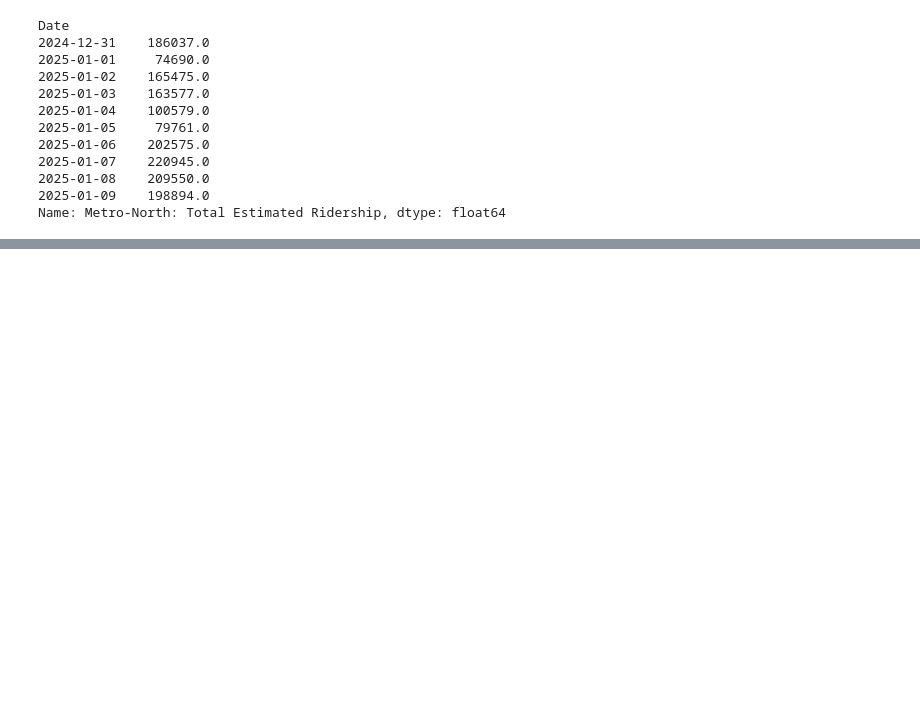
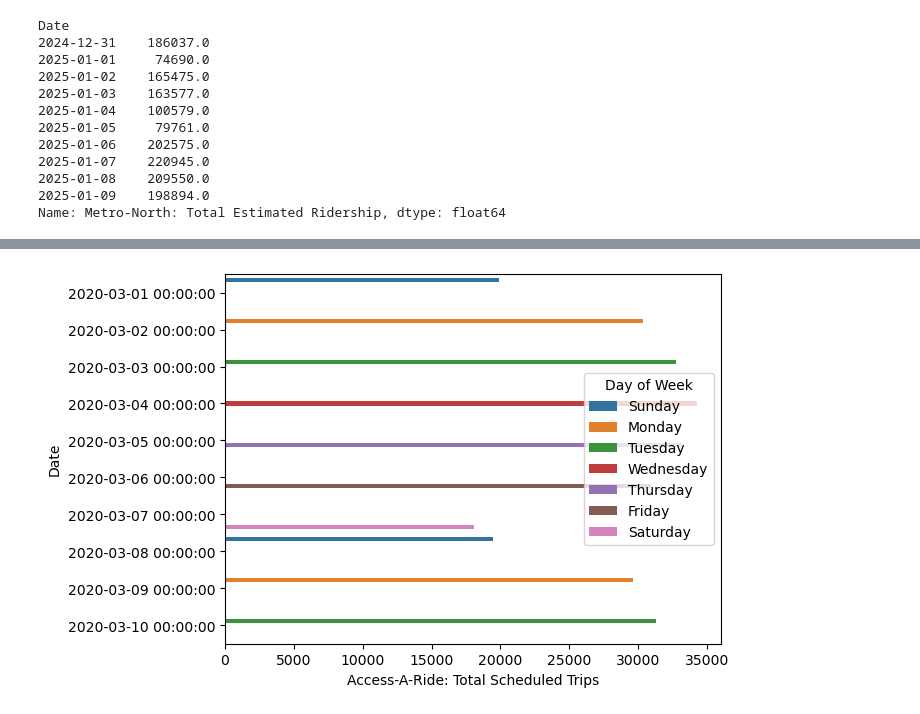
Before and after one commit to alishanstyles/MTA-Daily-Ridership, a Jupyter notebook: Untitled.ipynb, the cells around one changed output, grey strips where cells are left out. Saved outputs shown, nothing was run; the diff lists cells and outputs as text; code cells hidden in the pictures; blank space fills up the shorter version.

Commit message:
doing further analysis on total ridership from pre and post covid

```diff
--- a/Untitled.ipynb
+++ b/Untitled.ipynb
@@ -596,0 +632,7 @@ sns.barplot(data = last_ten,
+# %%
+sns.barplot(data = first_ten,
+            x = 'Access-A-Ride: Total Scheduled Trips',
+            y = 'Date',
+            hue = 'Day of Week');
+# %% [output]
+[figure, added]
```
Also changed, not shown: parts of 17 cells of this notebook.
